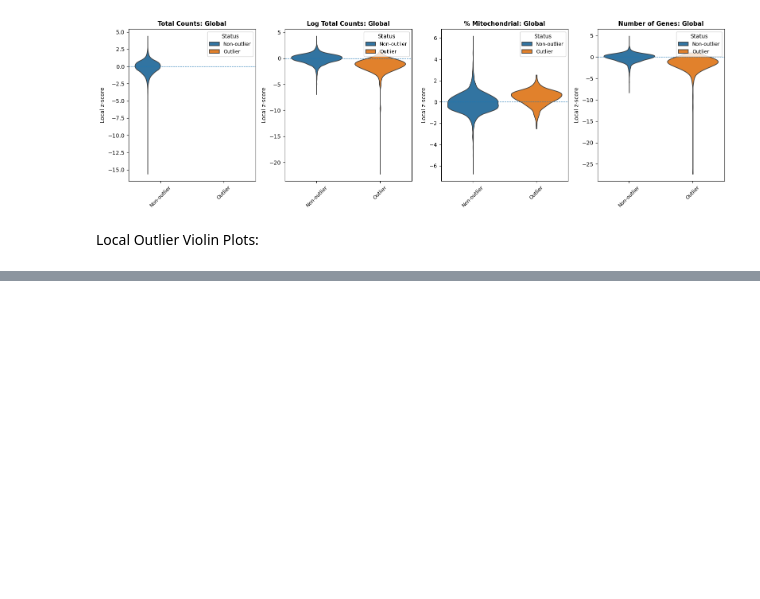
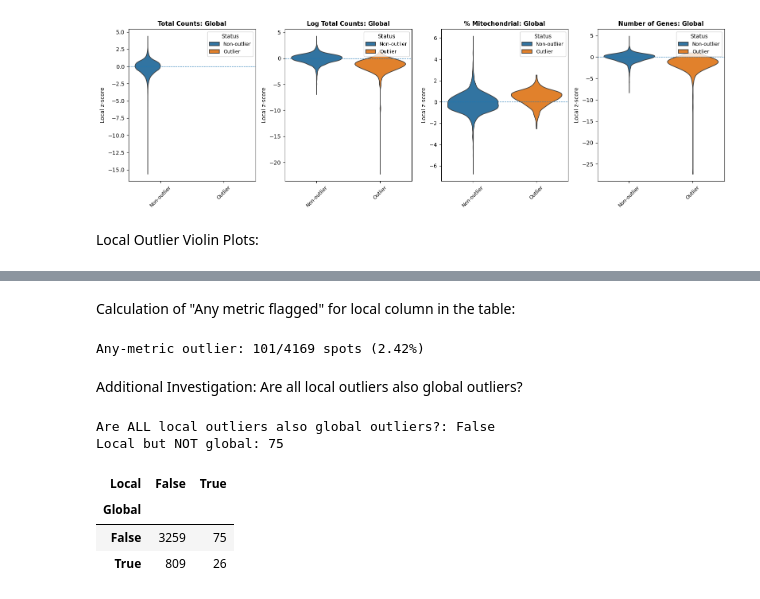
Before and after one commit to danielchen05/SpotSweeper_py_paper, a Jupyter notebook: Visium.ipynb, the cells around one changed output, grey strips where cells are left out. Saved outputs shown, nothing was run; the diff lists cells and outputs as text; code cells hidden in the pictures; blank space fills up the shorter version.

```diff
--- a/Visium.ipynb
+++ b/Visium.ipynb
@@ -507,0 +508,33 @@ plt.show()
+# %% [markdown]
+Calculation of "Any metric flagged" for local column in the table:
+# %%
+outlier_cols = [c for c in adata.obs.columns if c.endswith("_outliers")]
+adata.obs["any_local_metric_outlier"] = adata.obs[outlier_cols].any(axis=1)
+flagged = adata.obs["any_local_metric_outlier"].sum()
+total = adata.n_obs
+pct = flagged / total * 100
+
+print(f"Any-metric outlier: {flagged}/{total} spots ({pct:.2f}%)")
+# %% [output]
+Any-metric outlier: 101/4169 spots (2.42%)
+# %% [markdown]
+Additional Investigation: Are all local outliers also global outliers?
+# %%
+global_flag = adata.obs["all_metrics_outlier"].astype(bool)
+local_flag  = adata.obs["any_local_metric_outlier"].astype(bool)
+local_subset_global = ((local_flag & ~global_flag).sum() == 0)
+print("Are ALL local outliers also global outliers?:", local_subset_global)
+
+
+local_not_global = (local_flag & ~global_flag).sum()
+print("Local but NOT global:", local_not_global)
+
+pd.crosstab(global_flag, local_flag,
+                  rownames=["Global"], colnames=["Local"])
+# %% [output]
+Are ALL local outliers also global outliers?: False
+Local but NOT global: 75
+| Local | False | True |
+| Global |  |  |
+| False | 3259 | 75 |
+| True | 809 | 26 |
```
Also changed, not shown: parts of 5 cells of this notebook.
